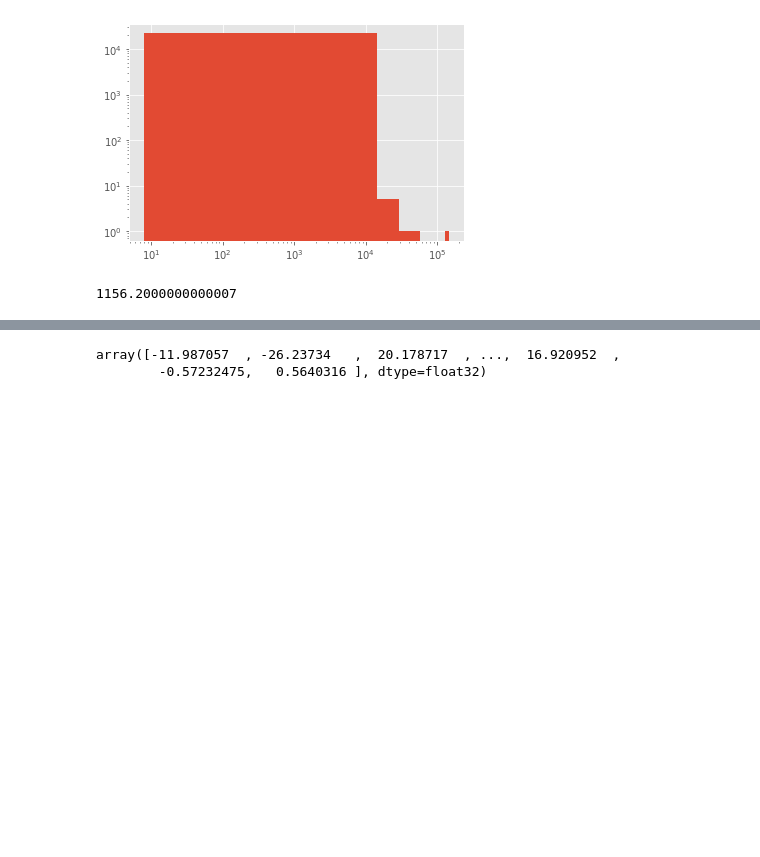
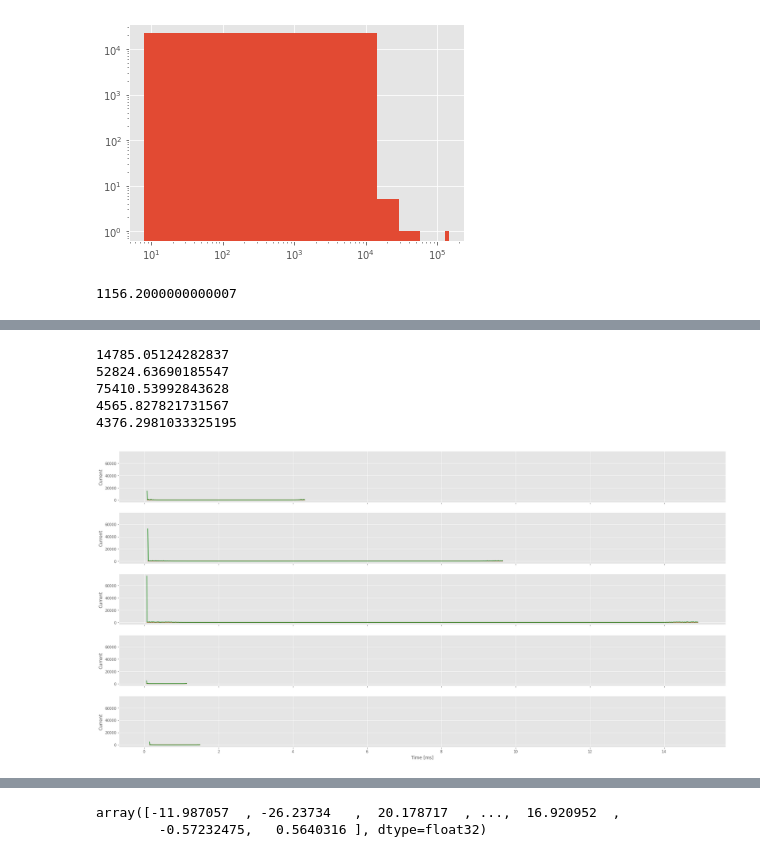
Before and after one commit to HaroldBenoit/ml4science-polymers, a Jupyter notebook: mete/mete-exploration.ipynb, the cells around one changed output, grey strips where cells are left out. Drawn from its saved outputs; the diff is of its cells as text; code cells hidden in the pictures; blank space fills up the shorter version.

```diff
--- a/mete/mete-exploration.ipynb
+++ b/mete/mete-exploration.ipynb
@@ -53,0 +63,9 @@ aa65_extrema_data = [find_extrema(event, diff_threshold=10) for event in aa65_da
+# %%
+plot_data(aa62_data[:5], plot_fft=True)
+# %% [output]
+14785.05124282837
+52824.63690185547
+75410.53992843628
+4565.827821731567
+4376.2981033325195
+[figure, added]
```
Also changed, not shown: parts of 10 cells of this notebook, 2 other files.
